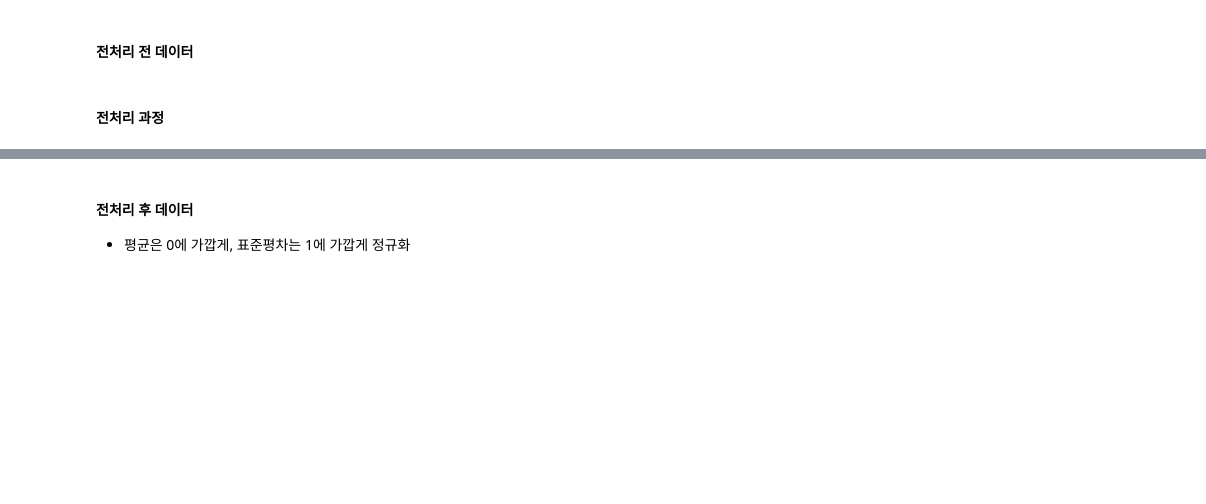
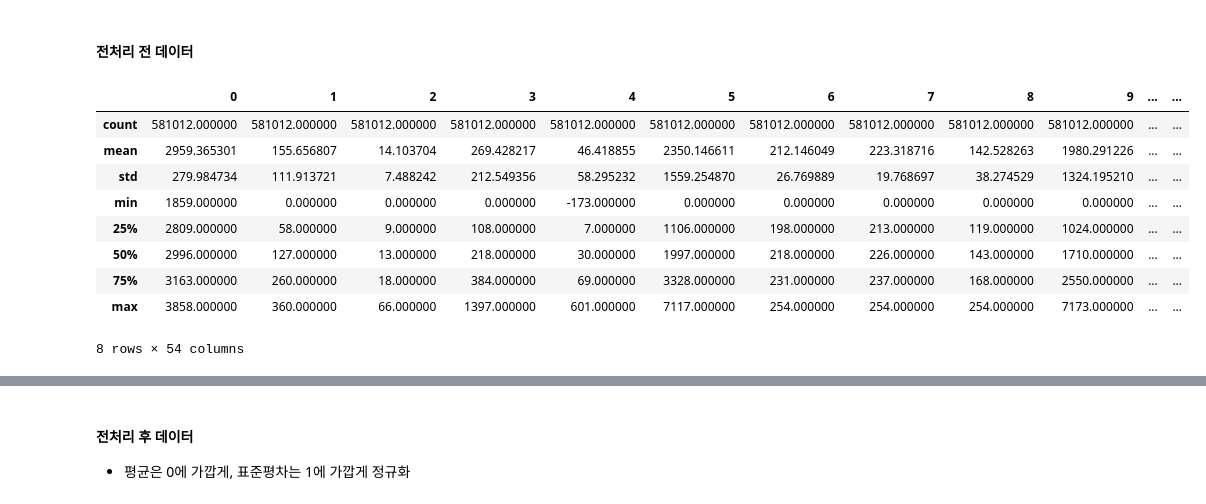
Before and after one commit to Tom-Jung/Suanlab_example, a Jupyter notebook: _7_나이브_베이즈_분류(Naive_Bayes_Classification).ipynb, the cells around one changed output, grey strips where cells are left out. Drawn from its saved outputs; the diff is of its cells as text; code cells hidden in the pictures; blank space fills up the shorter version.

```diff
--- a/_7_나이브_베이즈_분류(Naive_Bayes_Classification).ipynb
+++ b/_7_나이브_베이즈_분류(Naive_Bayes_Classification).ipynb
@@ -139,5 +152,17 @@ array([5, 5, 2, ..., 3, 3, 3], dtype=int32)
 ### 전처리
 # %% [markdown]
 #### 전처리 전 데이터
-# %% [markdown]
-#### 전처리 과정
+# %%
+covtype_df=pd.DataFrame(data=covtype_X)
+covtype_df.describe()
+# %% [output]
+|  | 0 | 1 | 2 | 3 | 4 | 5 | 6 | 7 | 8 | 9 | ... | ... |
+| count | 581012.000000 | 581012.000000 | 581012.000000 | 581012.000000 | 581012.000000 | 581012.000000 | 581012.000000 | 581012.000000 | 581012.000000 | 581012.000000 | ... | ... |
+| mean | 2959.365301 | 155.656807 | 14.103704 | 269.428217 | 46.418855 | 2350.146611 | 212.146049 | 223.318716 | 142.528263 | 1980.291226 | ... | ... |
+| std | 279.984734 | 111.913721 | 7.488242 | 212.549356 | 58.295232 | 1559.254870 | 26.769889 | 19.768697 | 38.274529 | 1324.195210 | ... | ... |
+| min | 1859.000000 | 0.000000 | 0.000000 | 0.000000 | -173.000000 | 0.000000 | 0.000000 | 0.000000 | 0.000000 | 0.000000 | ... | ... |
+| 25% | 2809.000000 | 58.000000 | 9.000000 | 108.000000 | 7.000000 | 1106.000000 | 198.000000 | 213.000000 | 119.000000 | 1024.000000 | ... | ... |
+| 50% | 2996.000000 | 127.000000 | 13.000000 | 218.000000 | 30.000000 | 1997.000000 | 218.000000 | 226.000000 | 143.000000 | 1710.000000 | ... | ... |
+| 75% | 3163.000000 | 260.000000 | 18.000000 | 384.000000 | 69.000000 | 3328.000000 | 231.000000 | 237.000000 | 168.000000 | 2550.000000 | ... | ... |
+| max | 3858.000000 | 360.000000 | 66.000000 | 1397.000000 | 601.000000 | 7117.000000 | 254.000000 | 254.000000 | 254.000000 | 7173.000000 | ... | ... |
+8 rows × 54 columns
```
Also changed, not shown: parts of 8 cells of this notebook.
